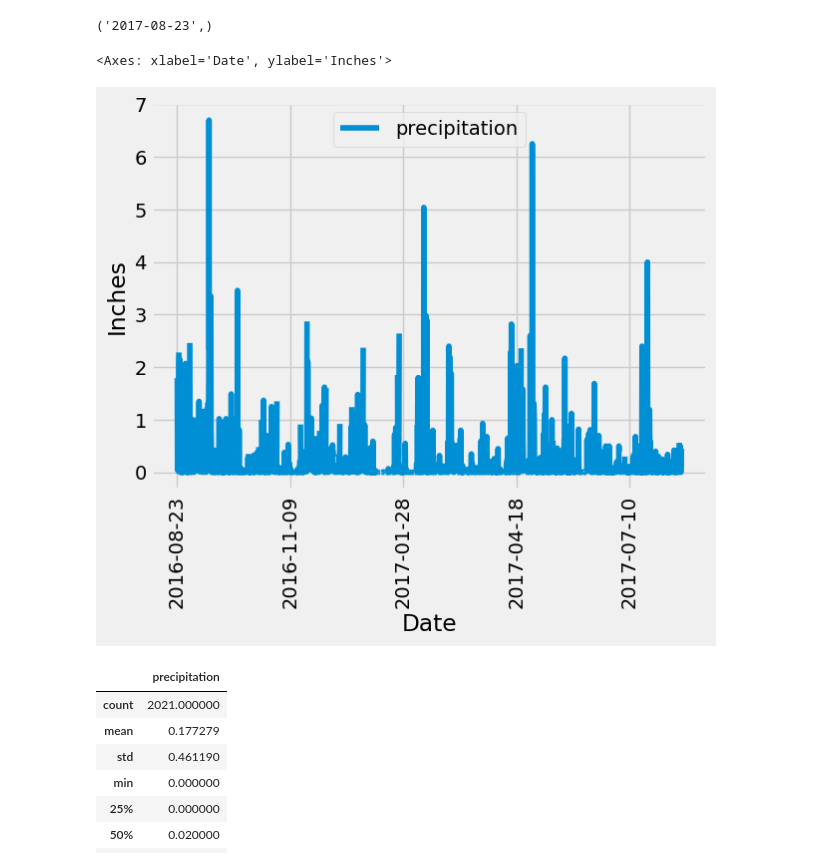
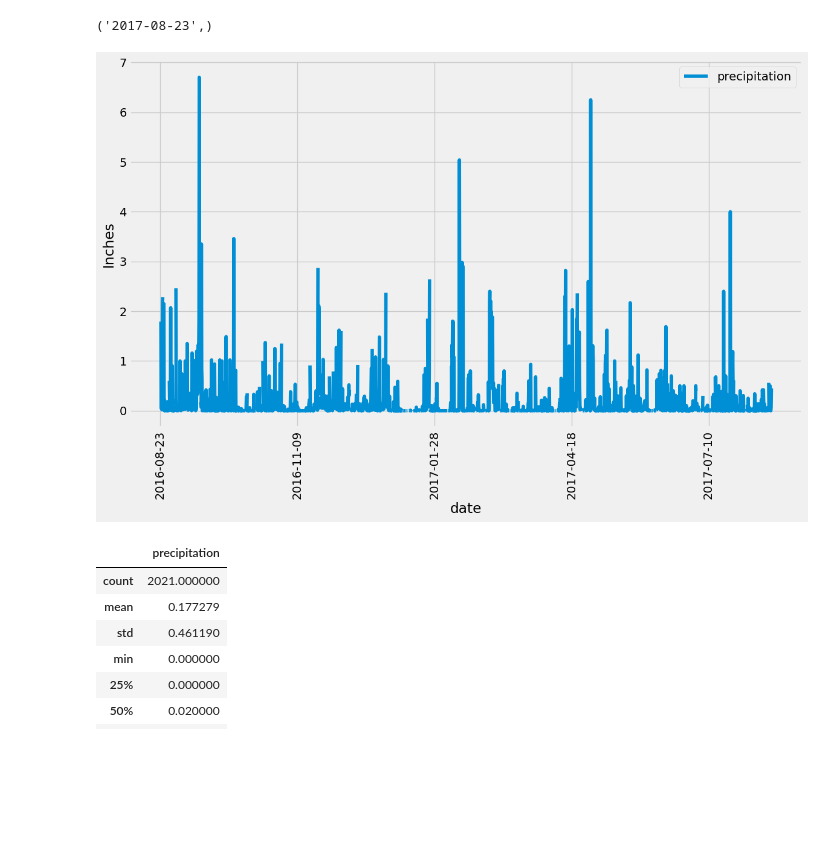
Before and after one commit to joeldemontigny/sqlalchemy-challenge, a Jupyter notebook: SurfsUp/climate_starter.ipynb, the cells around one changed output. Cells and saved outputs as stored; diff of their text form; code cells hidden in the pictures; blank space fills up the shorter version.

```diff
--- a/SurfsUp/climate_starter.ipynb
+++ b/SurfsUp/climate_starter.ipynb
@@ -45,32 +45,29 @@ session.query(measurement.date).order_by(measurement.date.desc()).first()
 # %%
 # Design a query to retrieve the last 12 months of precipitation data and plot the results.
 # Starting from the most recent data point in the database.
-recent_data = session.query(measurement.date).order_by(measurement.date.desc()).first()[0]
+recent_data = session.query(measurement.date).order_by(measurement.date.desc()).first()
 
 # Calculate the date one year from the last date in data set.
 yearago = (dt.date(2017,8,23)) - (dt.timedelta(days=365))
 
 # Perform a query to retrieve the data and precipitation scores
 results = session.query(measurement.date, measurement.prcp).filter(measurement.date >= yearago).all()
 
 # Save the query results as a Pandas DataFrame. Explicitly set the column names
 precipitation_results_df = pd.DataFrame(results, columns=['date','precipitation'])
 precipitation_results_df.set_index('date', inplace=True)
 
 # Sort the dataframe by date
 precipitation_results_df.sort_index(inplace=True)
 
 # Use Pandas Plotting with Matplotlib to plot the data
 
-precipitation_results_df.plot(
-    y='precipitation',
-    xlabel = 'Date',
-    ylabel= 'Inches',
-    rot=90
-)
+precipitation_results_df.plot(figsize = (12,8), rot = 90)
+plt.ylabel('Inches')
+plt.tight_layout()
+plt.show()
 # %% [output]
-<Axes: xlabel='Date', ylabel='Inches'>
-[figure, old version]
+[figure, new version]
 # %%
 # Use Pandas to calculate the summary statistics for the precipitation data
 precipitation_results_df.describe()
```
Also changed, not shown: parts of 2 cells of this notebook.
